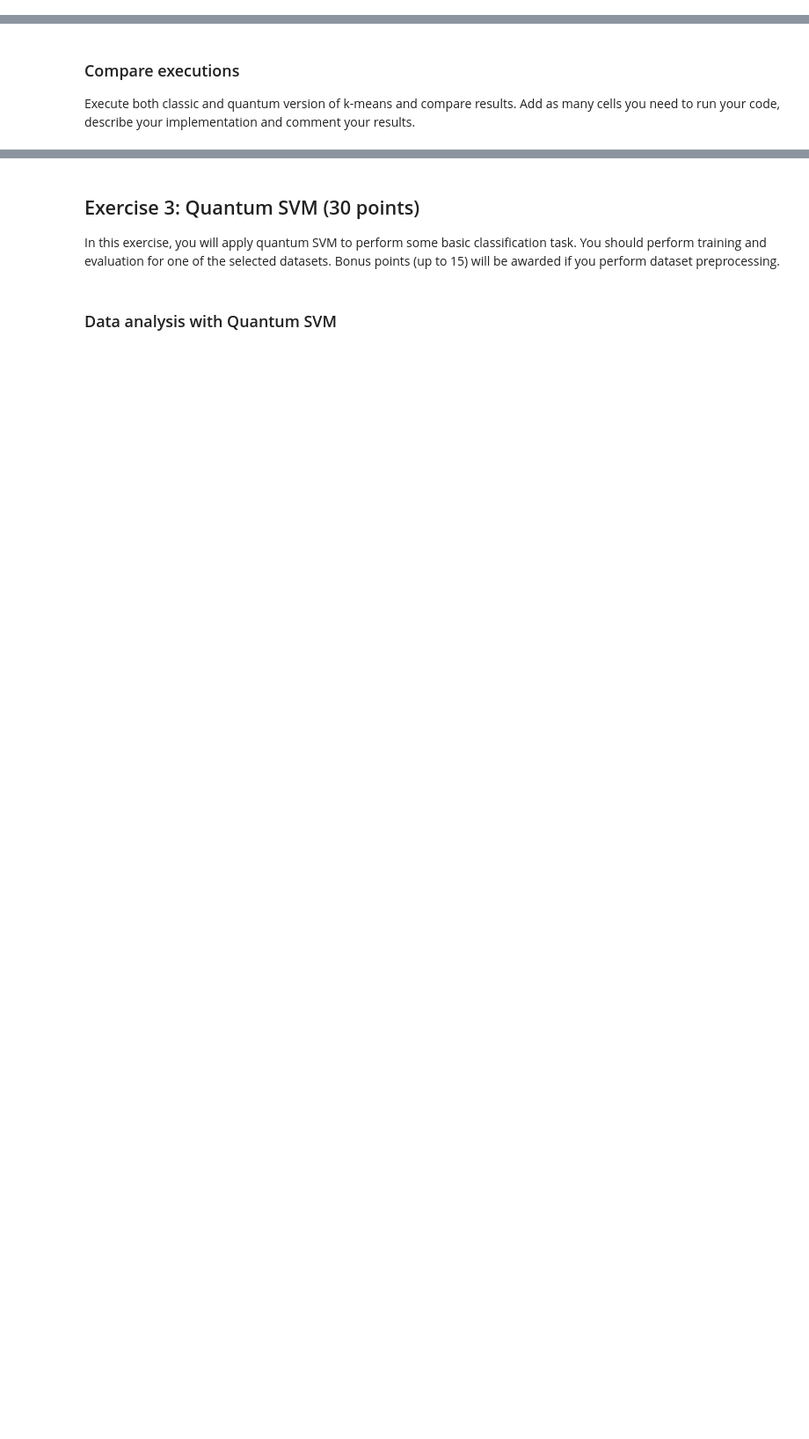
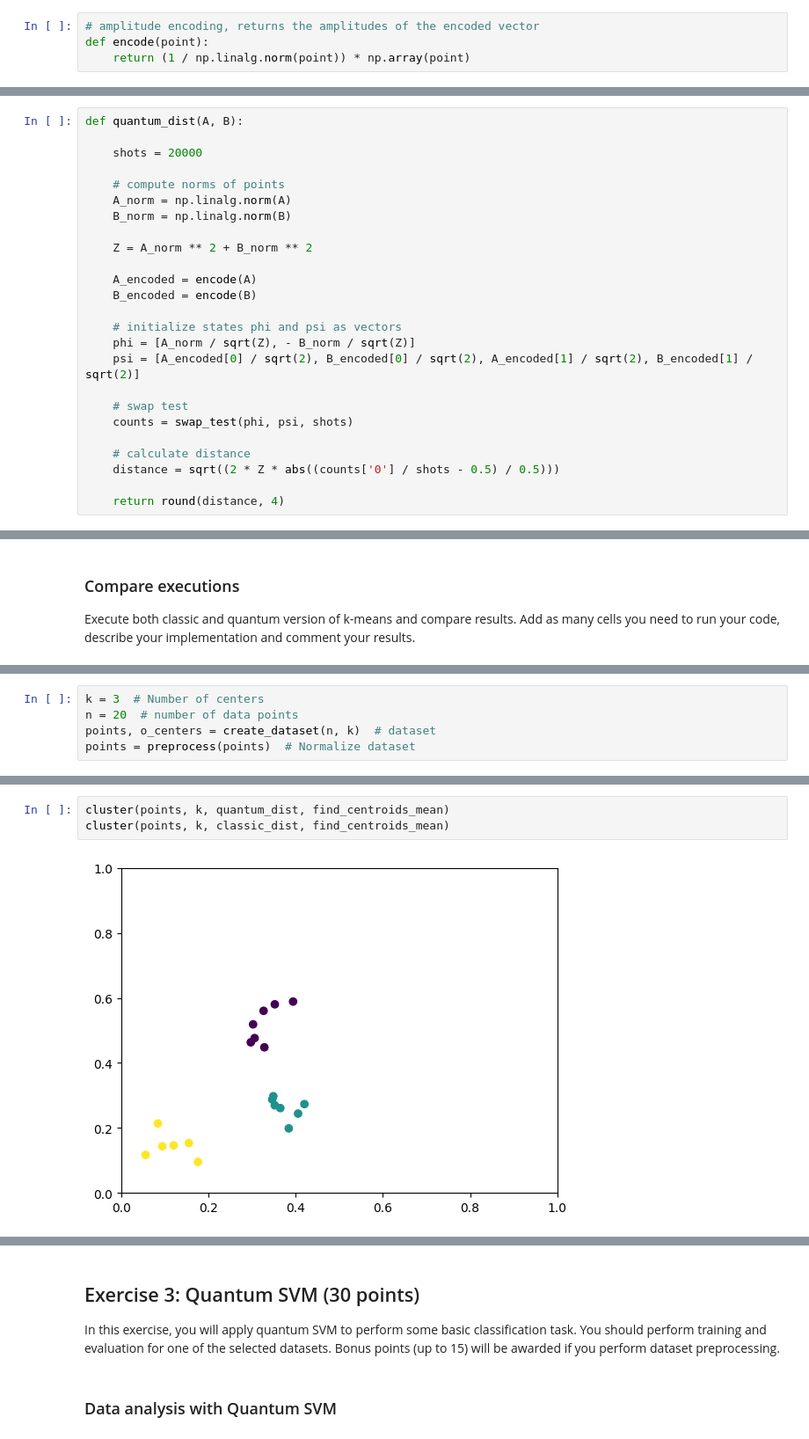
Before and after one commit to epi-xel/hybrid-classic-quantum-computing, a Jupyter notebook: Assignment_2/Hybrid Classic-Quantum Systems - Second Assignment.ipynb, the cells around one changed output, grey strips where cells are left out. Shown at 88% size. Drawn from its saved outputs; the diff is of its cells as text; blank space fills up the shorter version.

```diff
--- a/Assignment_2/Hybrid Classic-Quantum Systems - Second Assignment.ipynb
+++ b/Assignment_2/Hybrid Classic-Quantum Systems - Second Assignment.ipynb
@@ -137,0 +238,4 @@ def encode(point):
+# %%
+# amplitude encoding, returns the amplitudes of the encoded vector
+def encode(point):
+    return (1 / np.linalg.norm(point)) * np.array(point)
@@ -147,0 +349,25 @@ In the next cells, you should implement **AT LEAST ONE** identified quantum task
+# %%
+def quantum_dist(A, B):
+
+    shots = 20000
+
+    # compute norms of points
+    A_norm = np.linalg.norm(A)
+    B_norm = np.linalg.norm(B)
+
+    Z = A_norm ** 2 + B_norm ** 2
+
+    A_encoded = encode(A)
+    B_encoded = encode(B)
+
+    # initialize states phi and psi as vectors
+    phi = [A_norm / sqrt(Z), - B_norm / sqrt(Z)]
+    psi = [A_encoded[0] / sqrt(2), B_encoded[0] / sqrt(2), A_encoded[1] / sqrt(2), B_encoded[1] / sqrt(2)]
+
+    # swap test
+    counts = swap_test(phi, psi, shots)
+
+    # calculate distance
+    distance = sqrt((2 * Z * abs((counts['0'] / shots - 0.5) / 0.5)))
+
+    return round(distance, 4)
@@ -150,0 +386,5 @@ Execute both classic and quantum version of k-means and compare results. Add as
+# %%
+k = 3  # Number of centers
+n = 20  # number of data points
+points, o_centers = create_dataset(n, k)  # dataset
+points = preprocess(points)  # Normalize dataset
@@ -150,0 +393,5 @@ Execute both classic and quantum version of k-means and compare results. Add as
+# %%
+cluster(points, k, quantum_dist, find_centroids_mean)
+cluster(points, k, classic_dist, find_centroids_mean)
+# %% [output]
+[figure, added]
```
Also changed, not shown: parts of 73 cells of this notebook, 12 other files.
